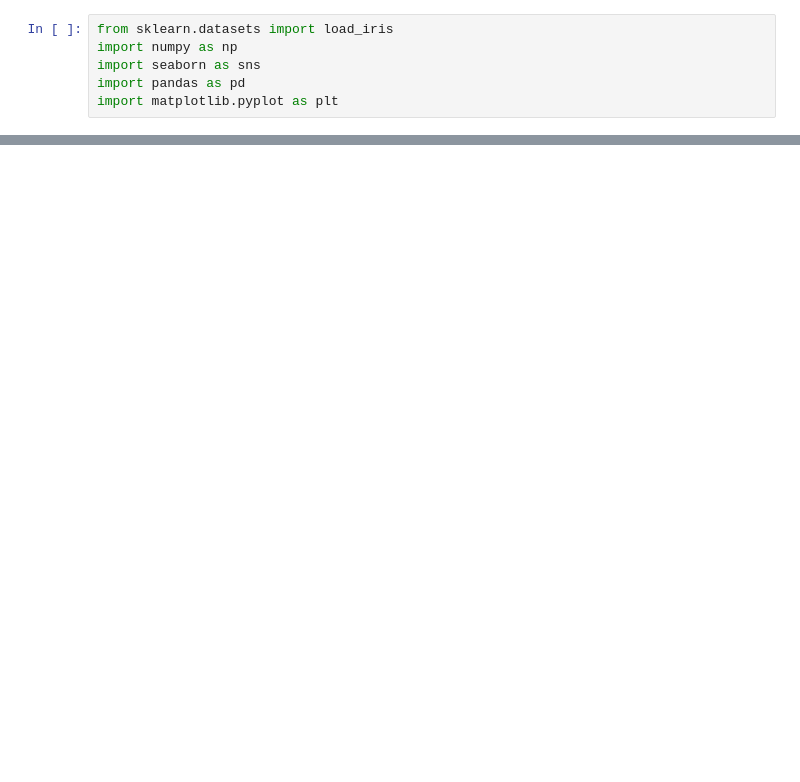
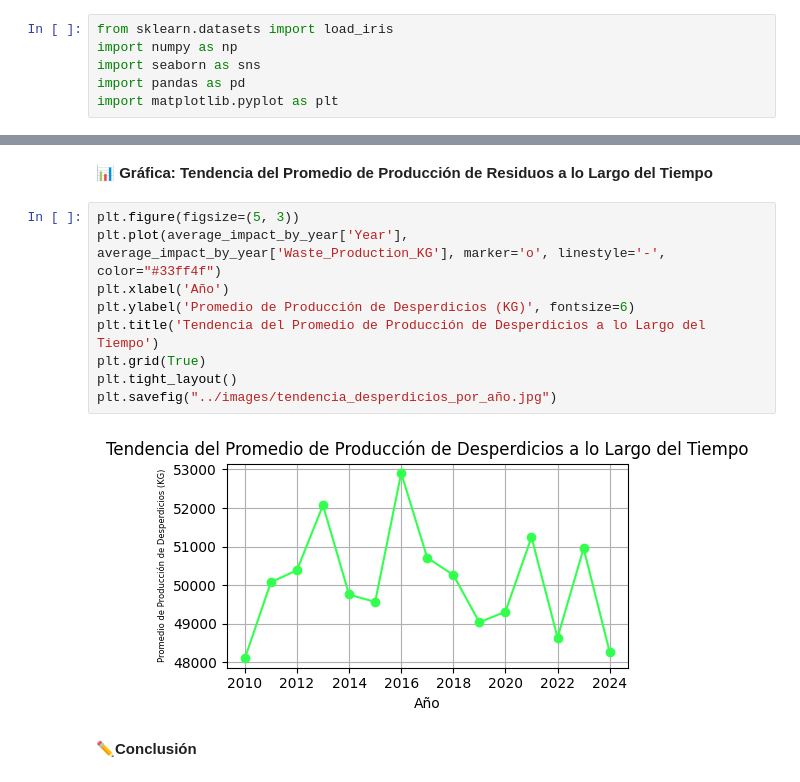
Before and after one commit to yoai13/EDA_SOSTENIBILIDAD_INDUSTRIA_TEXTIL, a Jupyter notebook: notebook/memoria_ industria_textill_sostenible.ipynb, the cells around one changed output, grey strips where cells are left out. Drawn from its saved outputs; the diff is of its cells as text; blank space fills up the shorter version.

```diff
--- a/notebook/industria_textill_sostenible.ipynb
+++ b/notebook/memoria_ industria_textill_sostenible.ipynb
@@ -345,3 +259,18 @@ plt.show()
+# %% [markdown]
+📊 **Gráfica: Tendencia del Promedio de Producción de Residuos a lo Largo del Tiempo**
+# %%
+plt.figure(figsize=(5, 3))
+plt.plot(average_impact_by_year['Year'], average_impact_by_year['Waste_Production_KG'], marker='o', linestyle='-', color="#33ff4f")
+plt.xlabel('Año')
+plt.ylabel('Promedio de Producción de Desperdicios (KG)', fontsize=6)
+plt.title('Tendencia del Promedio de Producción de Desperdicios a lo Largo del Tiempo')
+plt.grid(True)
+plt.tight_layout()
+plt.savefig("../images/tendencia_desperdicios_por_año.jpg")
+# %% [output]
+[figure, added]
+# %% [markdown]
+✏️**Conclusión**
 # %% [markdown]
 **Análisis por Métrica a lo Largo del Tiempo:**
 
```
Also changed, not shown: parts of 136 cells of this notebook, 14 other files.
